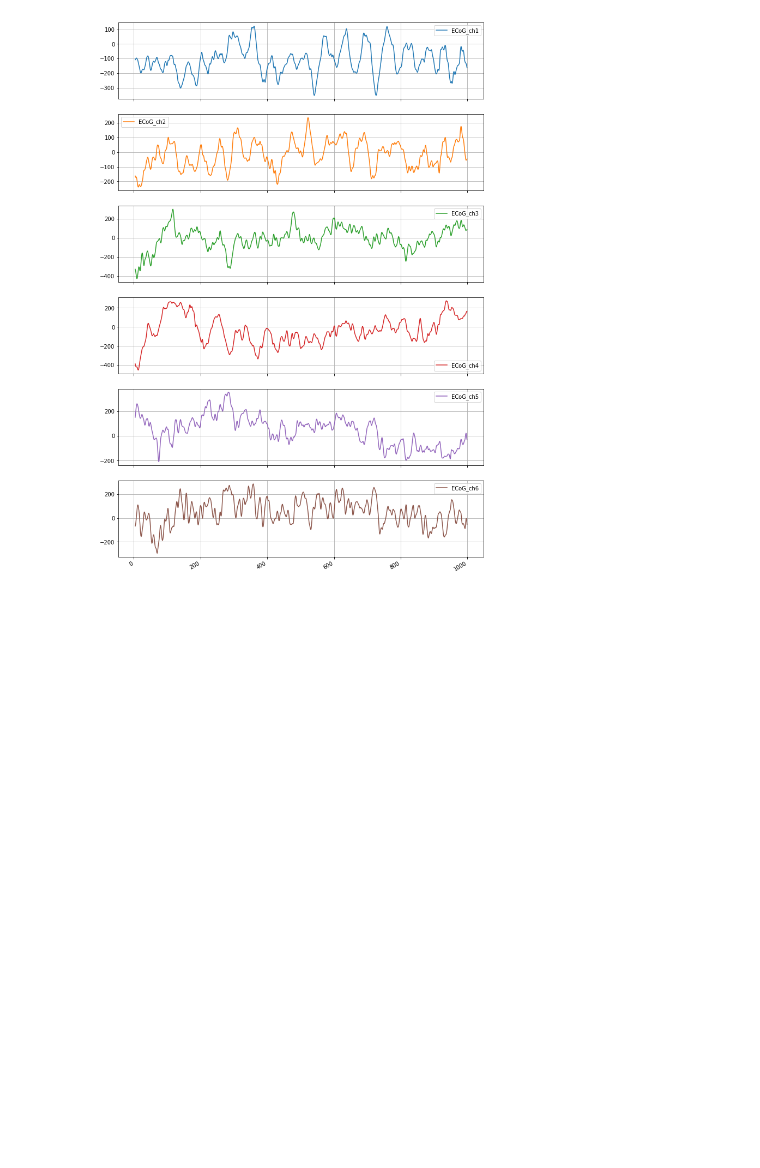
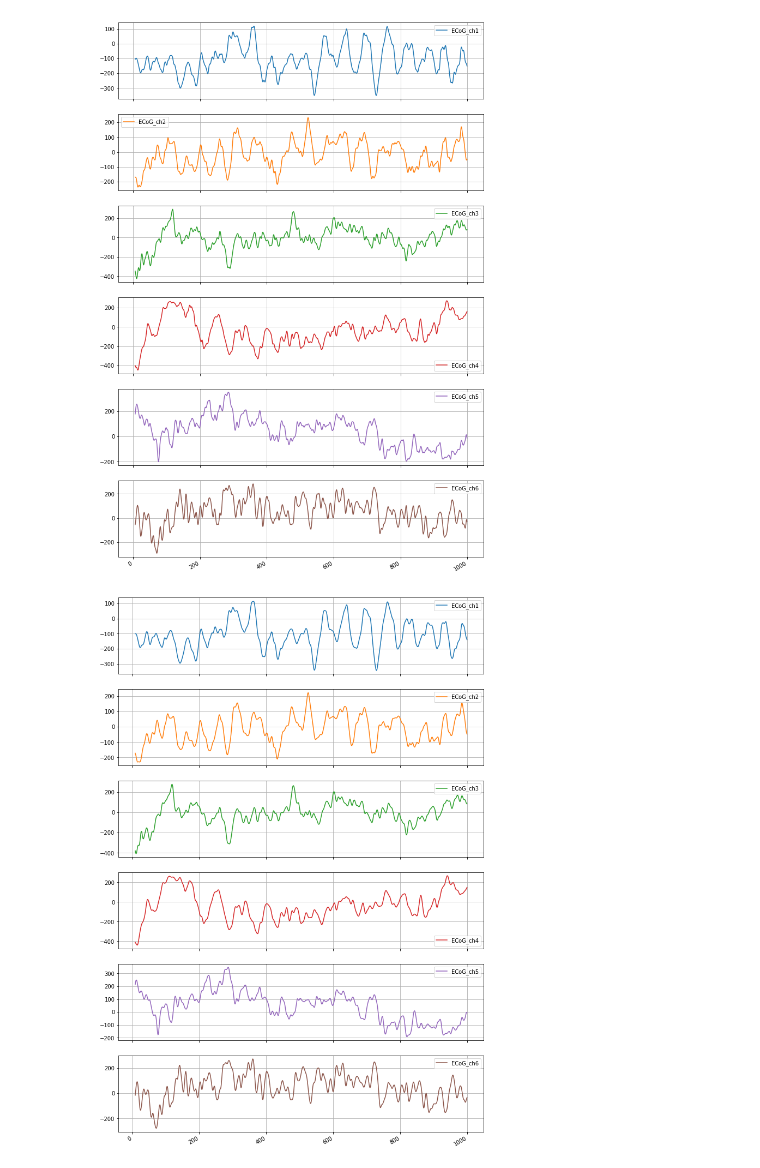
Before and after one commit to igor-yusupov/2018-Project-3, a Jupyter notebook: code/input_data.ipynb, the cells around one changed output. Cells and saved outputs as stored; diff of their text form; code cells hidden in the pictures; blank space fills up the shorter version.

Commit message:
Experiments with rolling

```diff
--- a/code/input_data.ipynb
+++ b/code/input_data.ipynb
@@ -25,2 +25,8 @@ data_sample.loc[:, "ECoG_ch1":].plot(subplots=True, figsize=(12, 20), grid=True)
 # %% [output]
 [figure]
+# %%
+%matplotlib inline
+data_sample
+data_sample.rolling(window=6).mean().loc[:, "ECoG_ch1":].plot(subplots=True, figsize=(12, 20), grid=True);
+# %% [output]
+[figure, added]
```
Also changed, not shown: parts of 1 cell of this notebook.
